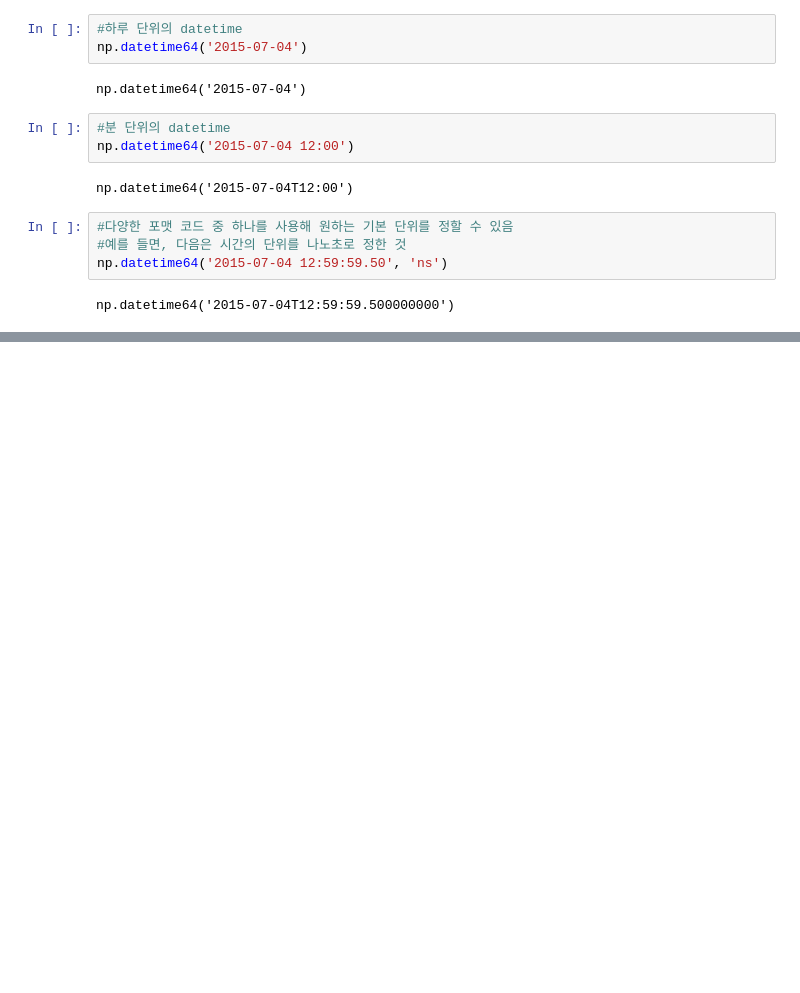
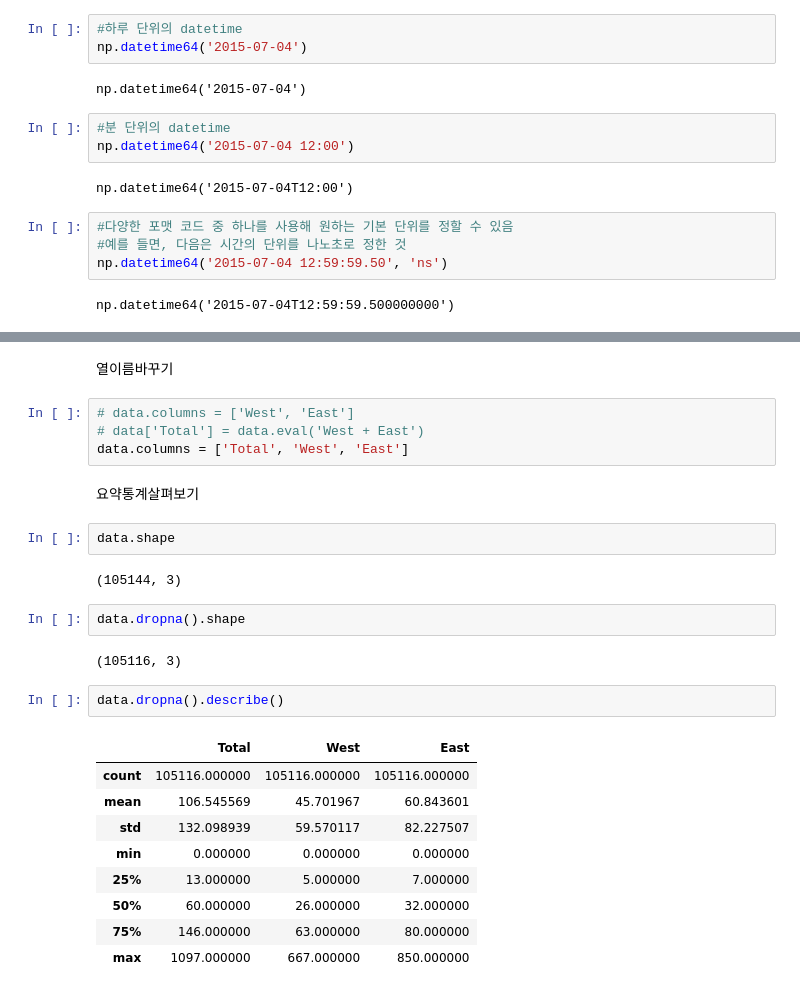
Before and after one commit to iambean-git/K_Digital_8_workspace, a Jupyter notebook: workspace_python_AI/study/chap03/03_11_Working-with-Time-Series.ipynb, the cells around one changed output, grey strips where cells are left out. Drawn from its saved outputs; the diff is of its cells as text; blank space fills up the shorter version.

```diff
--- a/workspace_python_AI/study/chap03/03_11_Working-with-Time-Series.ipynb
+++ b/workspace_python_AI/study/chap03/03_11_Working-with-Time-Series.ipynb
@@ -65,0 +211,28 @@ np.datetime64('2015-07-04T12:59:59.500000000')
+# %% [markdown]
+열이름바꾸기
+# %%
+# data.columns = ['West', 'East']
+# data['Total'] = data.eval('West + East')
+data.columns = ['Total', 'West', 'East']
+# %% [markdown]
+요약통계살펴보기
+# %%
+data.shape
+# %% [output]
+(105144, 3)
+# %%
+data.dropna().shape
+# %% [output]
+(105116, 3)
+# %%
+data.dropna().describe()
+# %% [output]
+|  | Total | West | East |
+| count | 105116.000000 | 105116.000000 | 105116.000000 |
+| mean | 106.545569 | 45.701967 | 60.843601 |
+| std | 132.098939 | 59.570117 | 82.227507 |
+| min | 0.000000 | 0.000000 | 0.000000 |
+| 25% | 13.000000 | 5.000000 | 7.000000 |
+| 50% | 60.000000 | 26.000000 | 32.000000 |
+| 75% | 146.000000 | 63.000000 | 80.000000 |
+| max | 1097.000000 | 667.000000 | 850.000000 |
```
Also changed, not shown: parts of 30 cells of this notebook, 2 other files.
